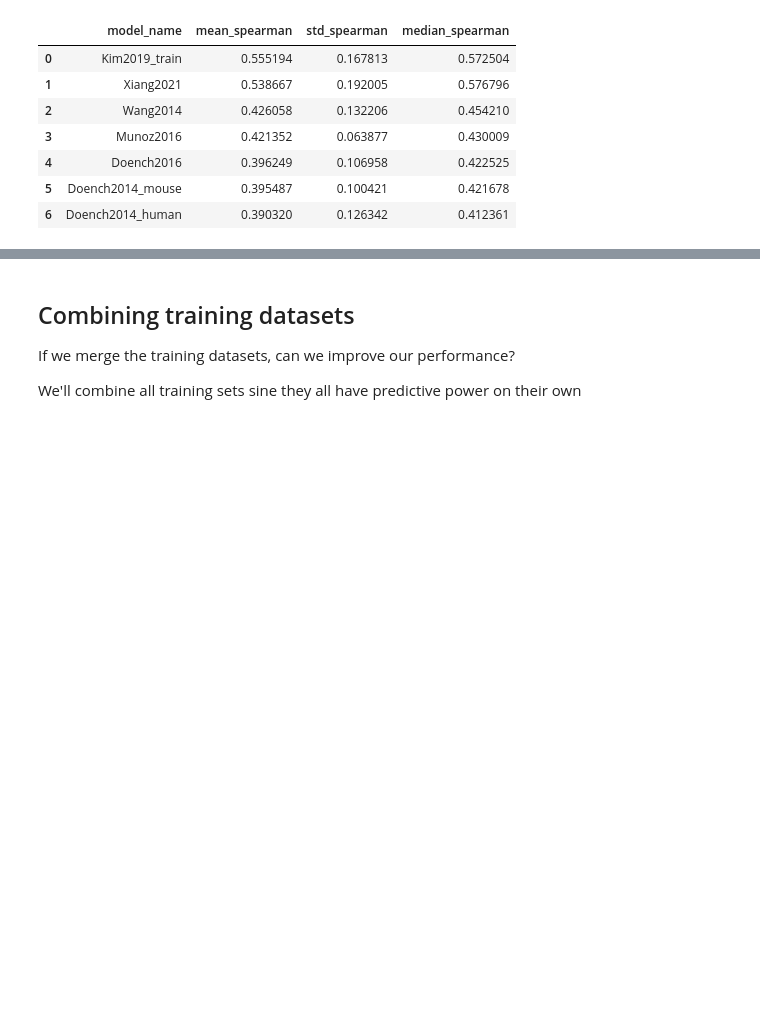
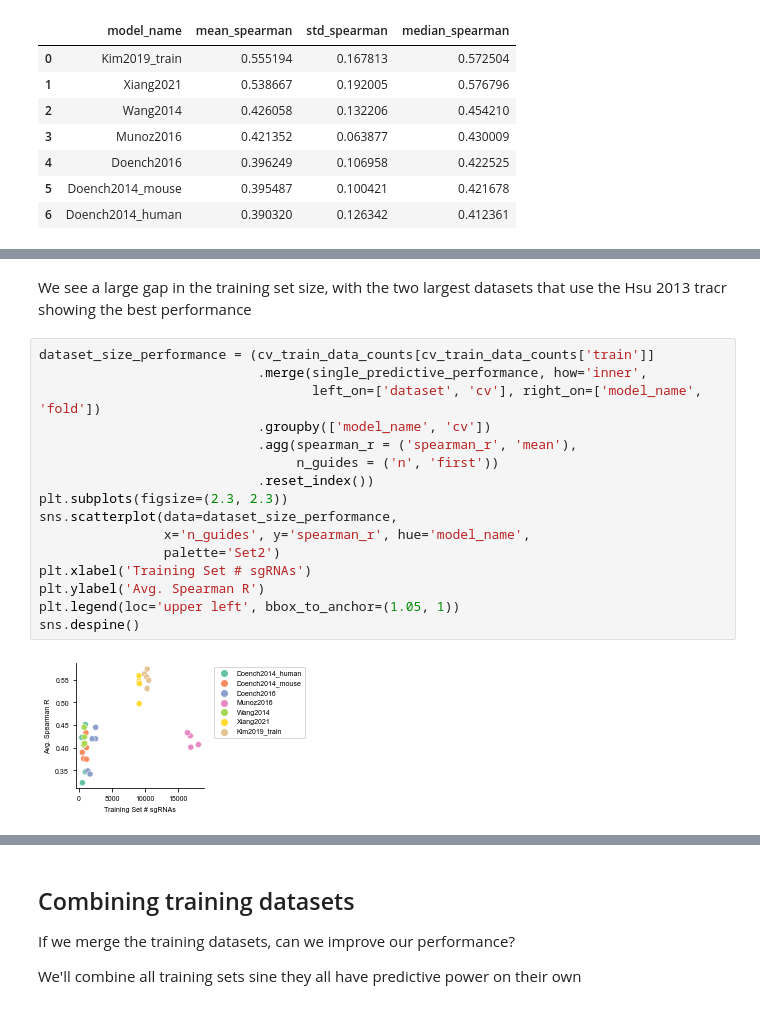
Before and after one commit to gpp-rnd/rs_dev, a Jupyter notebook: code/05_build_seq_model.ipynb, the cells around one changed output, grey strips where cells are left out. Saved outputs shown, nothing was run; the diff lists cells and outputs as text; blank space fills up the shorter version.

Commit message:
figures (build_seq_model)

```diff
--- a/code/05_build_seq_model.ipynb
+++ b/code/05_build_seq_model.ipynb
@@ -291,0 +297,21 @@ g
+# %% [markdown]
+We see a large gap in the training set size, with the two largest datasets that use the Hsu 2013 tracr
+showing the best performance
+# %%
+dataset_size_performance = (cv_train_data_counts[cv_train_data_counts['train']]
+                            .merge(single_predictive_performance, how='inner',
+                                   left_on=['dataset', 'cv'], right_on=['model_name', 'fold'])
+                            .groupby(['model_name', 'cv'])
+                            .agg(spearman_r = ('spearman_r', 'mean'),
+                                 n_guides = ('n', 'first'))
+                            .reset_index())
+plt.subplots(figsize=(2.3, 2.3))
+sns.scatterplot(data=dataset_size_performance,
+                x='n_guides', y='spearman_r', hue='model_name',
+                palette='Set2')
+plt.xlabel('Training Set # sgRNAs')
+plt.ylabel('Avg. Spearman R')
+plt.legend(loc='upper left', bbox_to_anchor=(1.05, 1))
+sns.despine()
+# %% [output]
+[figure, added]
```
Also changed, not shown: parts of 20 cells of this notebook, 1 other file.
